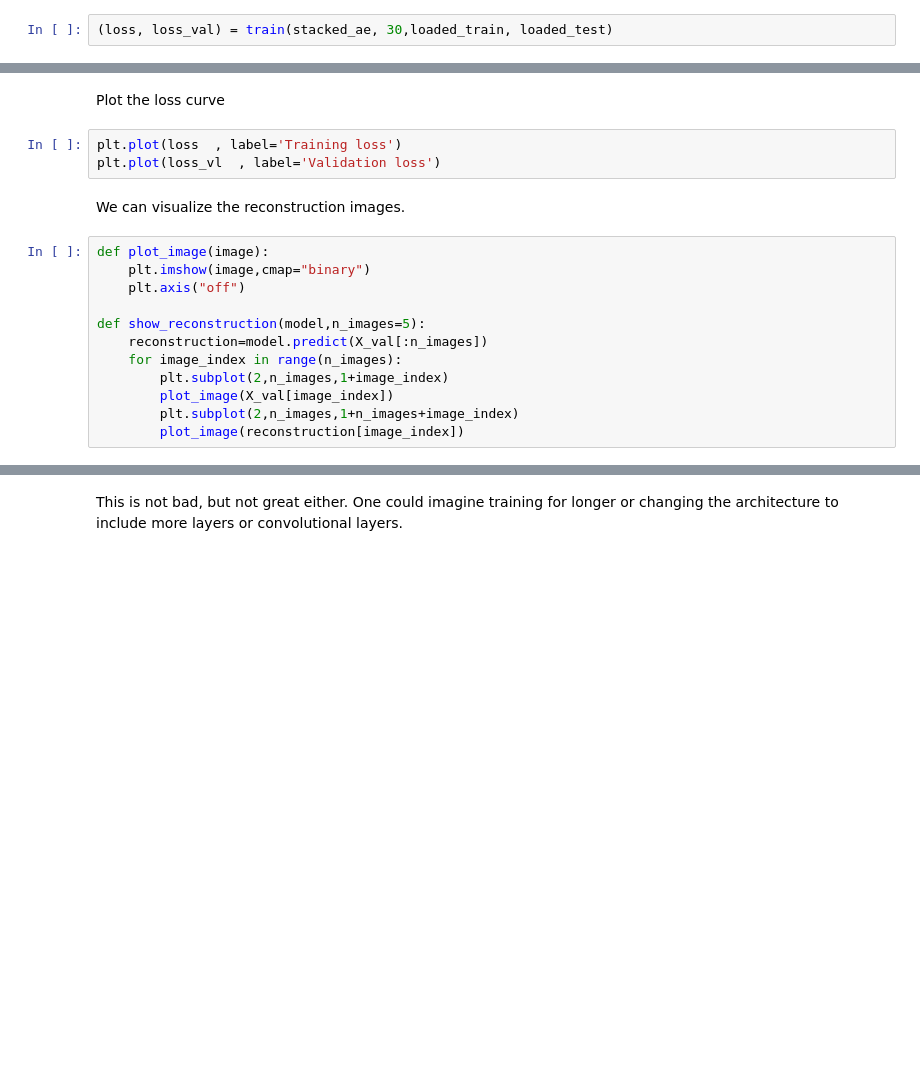
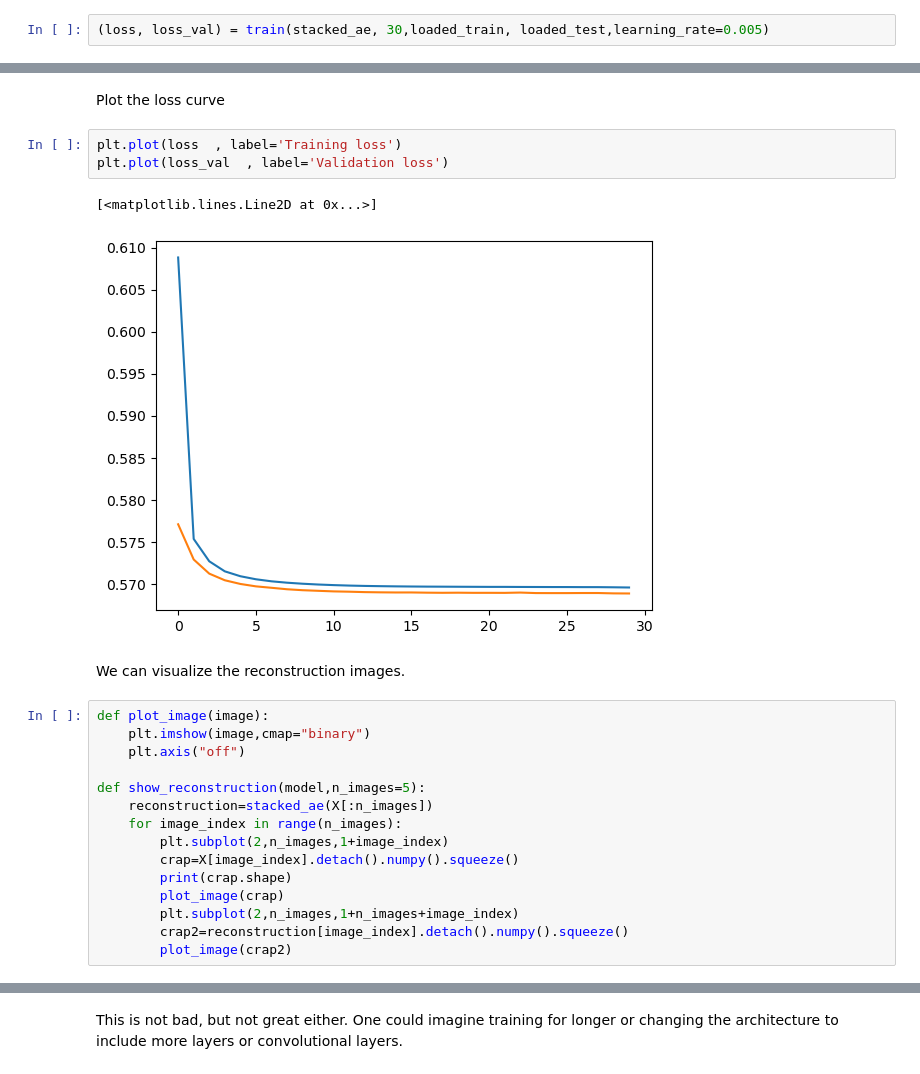
Before and after one commit to geo-smart/mlgeo-book, a Jupyter notebook: book/Chapter4-DeepLearning/mlgeo_4.6_AutoEncoder.ipynb, the cells around one changed output, grey strips where cells are left out. Drawn from its saved outputs; the diff is of its cells as text; blank space fills up the shorter version.

```diff
--- a/book/Chapter4-DeepLearning/mlgeo_4.6_AutoEncoder.ipynb
+++ b/book/Chapter4-DeepLearning/mlgeo_4.6_AutoEncoder.ipynb
@@ -206,6 +206,6 @@ def train(model, n_epochs, trainloader, testloader=None,learning_rate=0.001 ):
 # %% [markdown]
 The loss function in this case is not a MSE but instead a multilabel binary classifier on the probability of the pixel.
 # %%
-(loss, loss_val) = train(stacked_ae, 30,loaded_train, loaded_test)
+(loss, loss_val) = train(stacked_ae, 30,loaded_train, loaded_test,learning_rate=0.005)
 # %% [output]
 [Epoch 1] train loss: 0.597 - val loss: 0.595
@@ -213,7 +229,10 @@ The loss function in this case is not a MSE but instead a multilabel binary clas
 Plot the loss curve
 # %%
 plt.plot(loss  , label='Training loss')
-plt.plot(loss_vl  , label='Validation loss')
+plt.plot(loss_val  , label='Validation loss')
+# %% [output]
+[<matplotlib.lines.Line2D at 0x...>]
+[figure, added]
 # %% [markdown]
 We can visualize the reconstruction images.
 # %%
@@ -222,12 +241,15 @@ def plot_image(image):
     plt.axis("off")
 
 def show_reconstruction(model,n_images=5):
-    reconstruction=model.predict(X_val[:n_images])
+    reconstruction=stacked_ae(X[:n_images])
     for image_index in range(n_images):
         plt.subplot(2,n_images,1+image_index)
-        plot_image(X_val[image_index])
+        crap=X[image_index].detach().numpy().squeeze()
+        print(crap.shape)
+        plot_image(crap)
         plt.subplot(2,n_images,1+n_images+image_index)
-        plot_image(reconstruction[image_index])
+        crap2=reconstruction[image_index].detach().numpy().squeeze()
+        plot_image(crap2)
 # %%
 show_reconstruction(stacked_ae)
 # %% [output]
```
Also changed, not shown: parts of 12 cells of this notebook.
